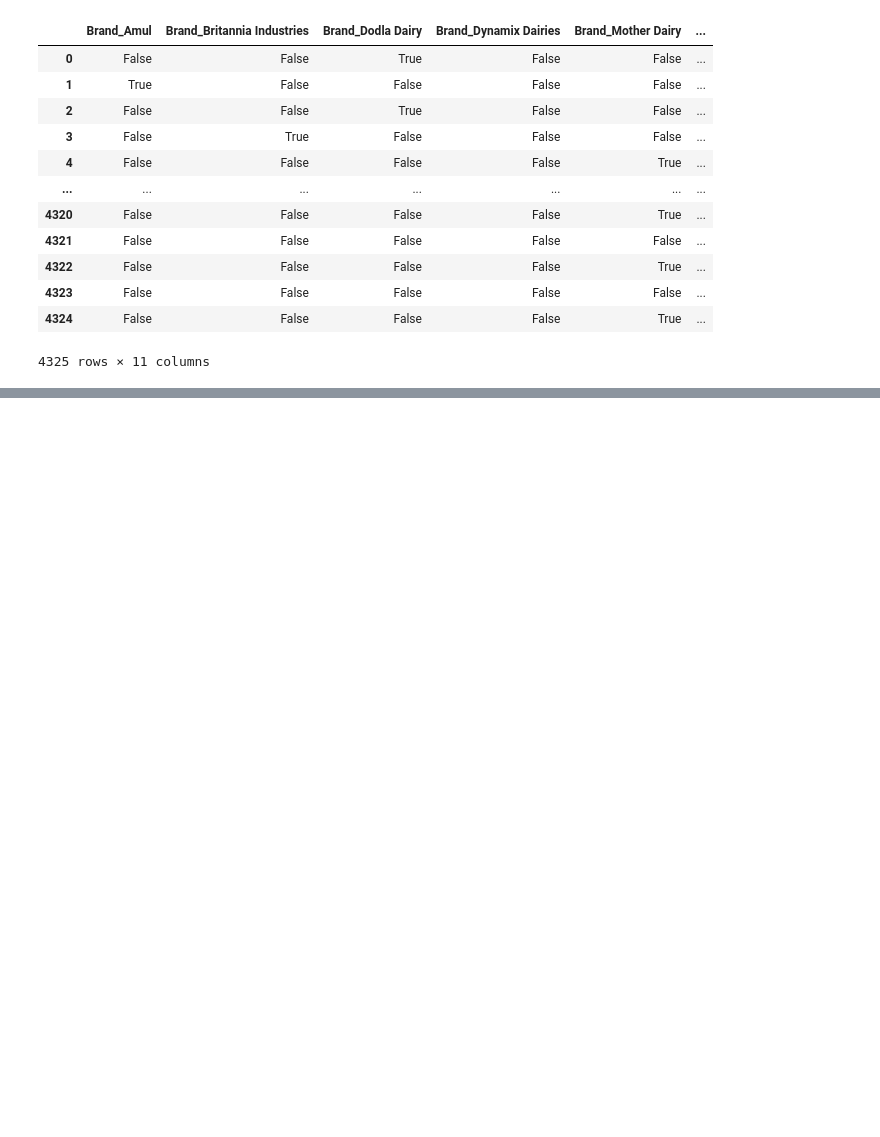
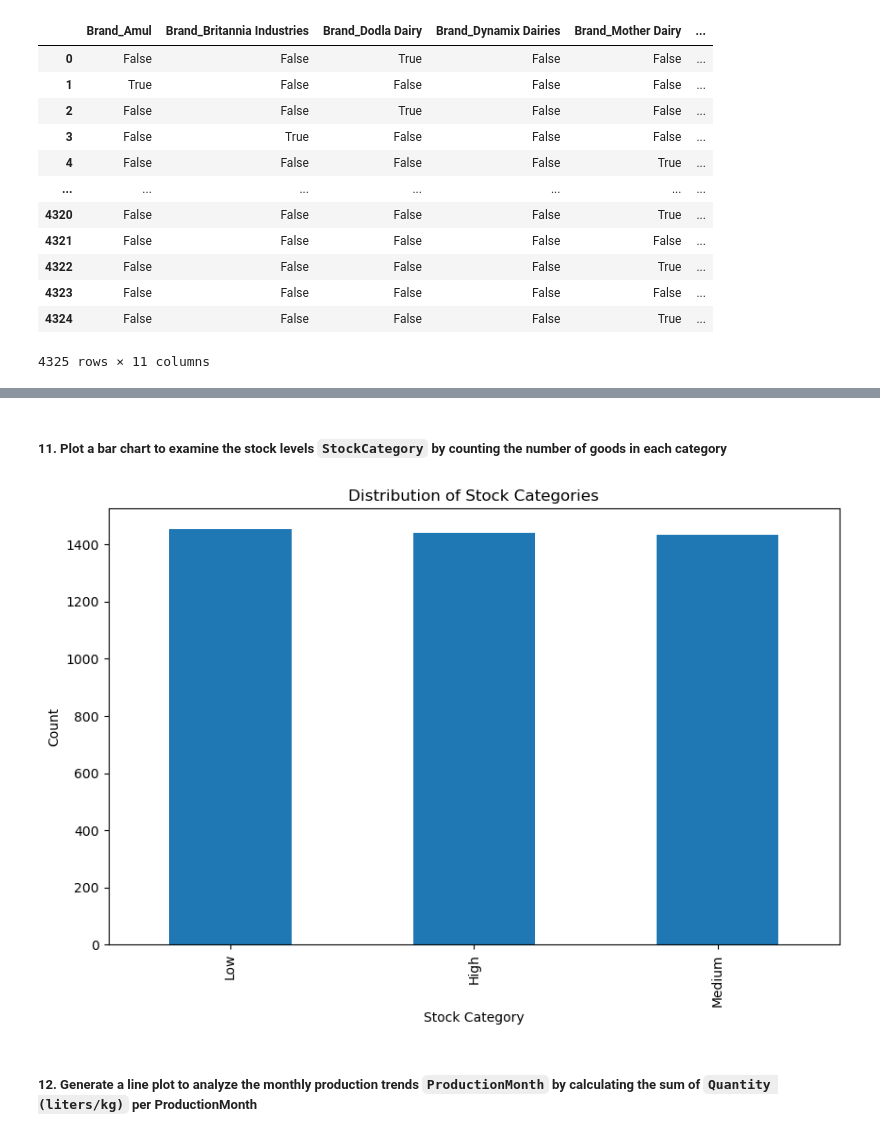
Before and after one commit to OUALi0/Transforming-Data, a Jupyter notebook: project3.ipynb, the cells around one changed output, grey strips where cells are left out. Saved outputs shown, nothing was run; the diff lists cells and outputs as text; code cells hidden in the pictures; blank space fills up the shorter version.

```diff
--- a/project3.ipynb
+++ b/project3.ipynb
@@ -128,0 +203,4 @@ brand_dummies
+# %%
+# Using `pd.date_range()` method with `start` parameter set as the minimum date in `Production Date` and the `end` parameter set
+# as the maximum date in `Production Date` with the `freq` parameter set to `M` to have a time delta of months.
+production_month_bins = pd.date_range(start=goods_df['Production Date'].min(), end=goods_df['Production Date'].max(), freq='M')
@@ -128,0 +230,4 @@ brand_dummies
+# %%
+# Using pd.cut() method with the calculated bins and labels
+# setting the `include_lowest` parameter to `True` to include the first interval.
+goods_df['ProductionMonth'] = pd.cut(goods_df['Production Date'], bins=production_month_bins, labels=range(1, len(production_month_bins)), include_lowest=True)
@@ -128,0 +284,2 @@ brand_dummies
+# %%
+goods_df['RevenueCategory'] = pd.qcut(goods_df['Approx. Total Revenue(INR)'], q=4, labels=['Low', 'Medium', 'High', 'Premium'])
@@ -128,0 +307,2 @@ brand_dummies
+# %%
+goods_df['ReorderCategory'] = pd.qcut(goods_df['Reorder Quantity (liters/kg)'], q=4, labels=['Low', 'Medium', 'High', 'Very High'])
@@ -128,0 +323,8 @@ brand_dummies
+# %% [markdown]
+##### 11. Plot a bar chart to examine the stock levels `StockCategory` by counting the number of goods in each category
+# %%
+stock_category_plot = goods_df['StockCategory'].value_counts().plot(kind='bar', xlabel='Stock Category', ylabel='Count', title='Distribution of Stock Categories', figsize=(10, 6))
+# %% [output]
+[figure, added]
+# %% [markdown]
+##### 12. Generate a line plot to analyze the monthly production trends `ProductionMonth` by calculating the sum of `Quantity (liters/kg)` per ProductionMonth
```
Also changed, not shown: parts of 32 cells of this notebook.
